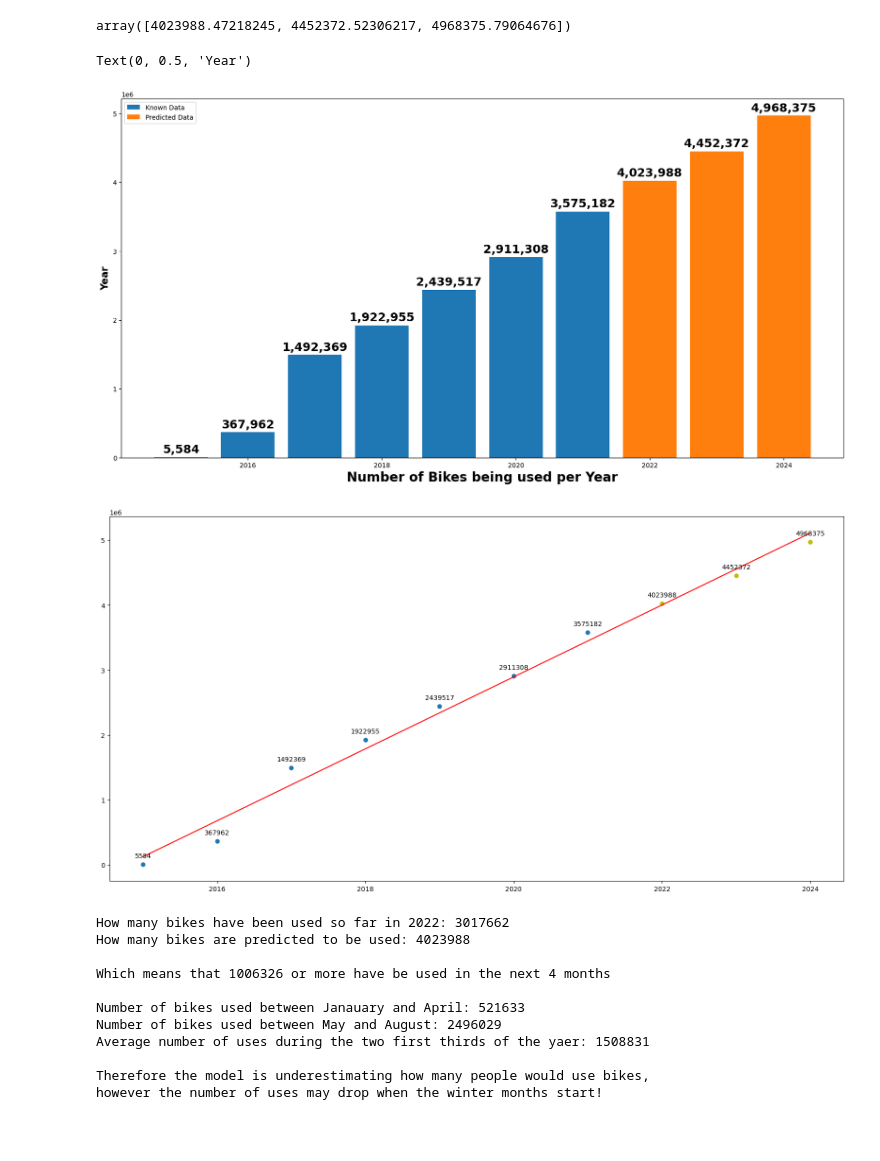
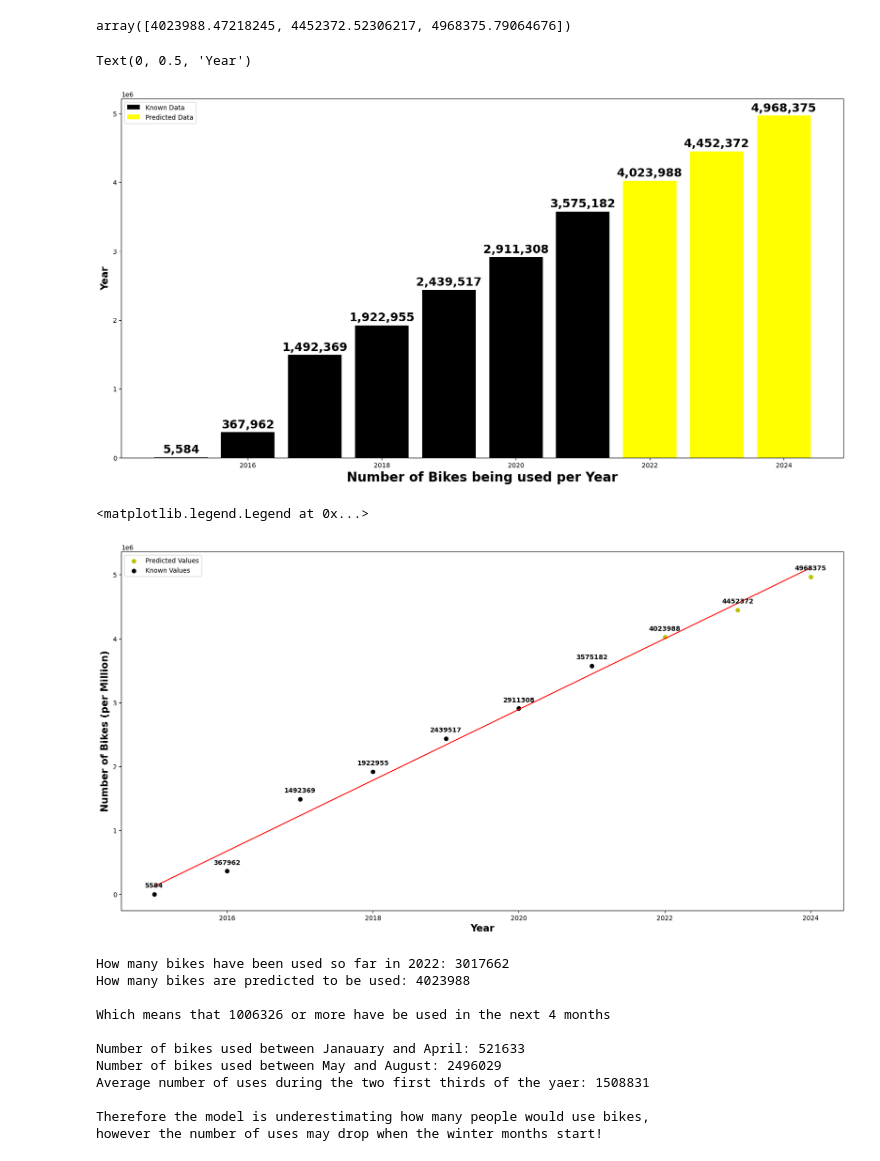
Before and after one commit to L-Pen/EY-case-comp-2022, a Jupyter notebook: bikemodel.ipynb, the cells around one changed output. Drawn from its saved outputs; the diff is of its cells as text; code cells hidden in the pictures; blank space fills up the shorter version.

Commit message:
added labels and graphs

```diff
--- a/bikemodel.ipynb
+++ b/bikemodel.ipynb
@@ -168,47 +169,48 @@ forecast_predicted #predicted values for the next 3 years
 array([4023988.47218245, 4452372.52306217, 4968375.79064676])
 # %%
 from tkinter.font import BOLD
+from turtle import color
 
 y = df['Number of Bikes'].values.tolist()
 y_temp = []
 for num in y:
     numbers = "{:,}".format(num)
     y_temp.append(numbers)
 
 
-barplot = plt.bar(df['Year'].values.tolist(),df['Number of Bikes'].values.tolist(),label="Known Data")
+barplot = plt.bar(df['Year'].values.tolist(),df['Number of Bikes'].values.tolist(),label="Known Data",color="black")
 plt.xlabel('Year',fontsize=15,weight='bold')
 plt.ylabel('Number of Bikes (per Million)',fontsize=15,weight='bold')
 plt.bar_label(barplot,labels=y_temp,padding=3,fontsize=18,weight='bold')
 plt.legend(loc="upper left")
 
 
 pred_year = [2022,2023,2024]
 pred_number_of_ppl = forecast_predicted
 pred_number_of_ppl = [int(i) for i in pred_number_of_ppl]
 
 
 y = forecast_predicted
 forecast_temp = []
 for num in y:
     num = int(num)
     numbers = "{:,}".format(num)
     forecast_temp.append(numbers)
 
 
-second_bar = plt.bar(pred_year,pred_number_of_ppl, label= "Predicted Data")
+second_bar = plt.bar(pred_year,pred_number_of_ppl, label= "Predicted Data",color="yellow")
 plt.legend(loc="upper left")
 plt.bar_label(second_bar,labels=forecast_temp,padding=3,fontsize=18,weight='bold')
 plt.xlabel("Number of Bikes being used per Year", fontsize=20)
 plt.ylabel("Year")
 # %% [output]
 Text(0, 0.5, 'Year')
-[figure, old version]
+[figure, new version]
 # %%
 dates = pd.date_range(start='2022', periods=3, freq='Y').year
-plt.scatter(dates, forecast_predicted, color="y")
+plt.scatter(dates, forecast_predicted, color="y",label="Predicted Values")
 # df["Number of Bikes"].plot(color="g")
-plt.scatter(df["Year"],df["Number of Bikes"])
+plt.scatter(df["Year"],df["Number of Bikes"],label="Known Values",color="black")
 
 ls = list(df["Number of Bikes"])
 ls += list(forecast_predicted)
@@ -230,11 +232,16 @@ for x,y in zip(x,y):
                  (x,y), # these are the coordinates to position the label
                  textcoords="offset points", # how to position the text
                  xytext=(0,10), # distance from text to points (x,y)
-                 ha='center') # horizontal alignment can be left, right or center
+                 ha='center',weight="bold") # horizontal alignment can be left, right or center
+
+plt.xlabel('Year',fontsize=15,weight='bold')
+plt.ylabel('Number of Bikes (per Million)',fontsize=15,weight='bold')
+plt.legend(loc="upper left")
 
 #ADD LEGENDS
 # %% [output]
+<matplotlib.legend.Legend at 0x...>
-[figure, old version]
+[figure, new version]
 # %%
 # I excluded the year 2022 from the original dataset to test the accuracy of them model
 
```
Also changed, not shown: parts of 1 cell of this notebook.
